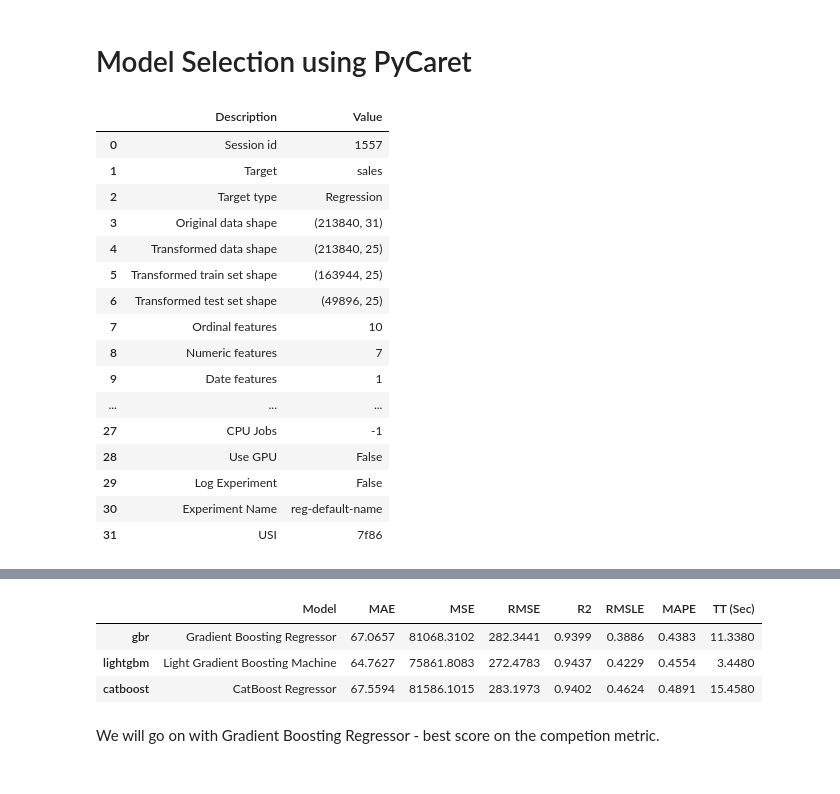
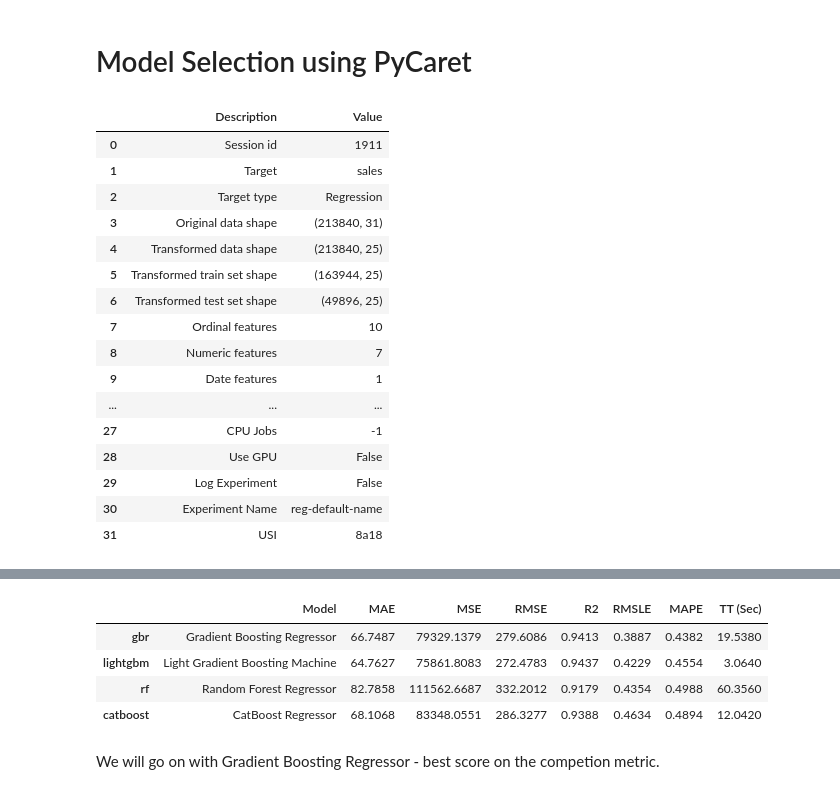
Before and after one commit to overthemoon0/Multiple-Time-Series-Store-sales-prediction-using-PyCaret, a Jupyter notebook: time-series-store-sales.ipynb, the cells around one changed output, grey strips where cells are left out. Saved outputs shown, nothing was run; the diff lists cells and outputs as text; code cells hidden in the pictures.

```diff
--- a/time-series-store-sales.ipynb
+++ b/time-series-store-sales.ipynb
@@ -708,43 +704,44 @@ s = setup(data = new_train, date_features = ['date'],
        'year', 'promotions_present'], normalize_method='minmax',
               remove_multicollinearity = True, multicollinearity_threshold = 0.9,
                 feature_selection = True ,n_features_to_select = 0.8,
-                feature_selection_method='univariate', # classic   univariate
+                feature_selection_method='univariate',
                 feature_selection_estimator = 'rf',
           test_data = validation,
           ordinal_features = {'day_of_week': [0, 1, 2, 3, 4, 5, 6], 'day': np.arange(0,32,1).tolist()},
           target = 'sales',
           #fold_strategy = 'timeseries' - shows worse on validation on this dataset
           numeric_features = [ 'dcoilwtico', 'trend_slope',
        'previous_month_sales', 'previous_quarter_sales', 'previous_year_sales',
         'transactions', 'onpromotion'],
               ignore_features = [
        ],
           fold = 5, fold_strategy = 'timeseries',
           transform_target = True)
-models = compare_models(sort='RMSLE', include = ['gbr', 'lightgbm', 'catboost'], turbo = True,verbose = True)
+models = compare_models(sort='RMSLE', include = ['gbr', 'lightgbm', 'catboost', 'rf'], turbo = True,verbose = True)
 # %% [output]
 |  | Description | Value |
-| 0 | Session id | 1557 |
+| 0 | Session id | 1911 |
 | 1 | Target | sales |
 | 2 | Target type | Regression |
 | 3 | Original data shape | (213840, 31) |
 | 4 | Transformed data shape | (213840, 25) |
 | 5 | Transformed train set shape | (163944, 25) |
 | 6 | Transformed test set shape | (49896, 25) |
 | 7 | Ordinal features | 10 |
 | 8 | Numeric features | 7 |
 | 9 | Date features | 1 |
 | ... | ... | ... |
 | 27 | CPU Jobs | -1 |
 | 28 | Use GPU | False |
 | 29 | Log Experiment | False |
 | 30 | Experiment Name | reg-default-name |
-| 31 | USI | 7f86 |
+| 31 | USI | 8a18 |
 [interactive output not drawn]
 |  | Model | MAE | MSE | RMSE | R2 | RMSLE | MAPE | TT (Sec) |
-| gbr | Gradient Boosting Regressor | 67.0657 | 81068.3102 | 282.3441 | 0.9399 | 0.3886 | 0.4383 | 11.3380 |
-| lightgbm | Light Gradient Boosting Machine | 64.7627 | 75861.8083 | 272.4783 | 0.9437 | 0.4229 | 0.4554 | 3.4480 |
-| catboost | CatBoost Regressor | 67.5594 | 81586.1015 | 283.1973 | 0.9402 | 0.4624 | 0.4891 | 15.4580 |
+| gbr | Gradient Boosting Regressor | 66.7487 | 79329.1379 | 279.6086 | 0.9413 | 0.3887 | 0.4382 | 19.5380 |
+| lightgbm | Light Gradient Boosting Machine | 64.7627 | 75861.8083 | 272.4783 | 0.9437 | 0.4229 | 0.4554 | 3.0640 |
+| rf | Random Forest Regressor | 82.7858 | 111562.6687 | 332.2012 | 0.9179 | 0.4354 | 0.4988 | 60.3560 |
+| catboost | CatBoost Regressor | 68.1068 | 83348.0551 | 286.3277 | 0.9388 | 0.4634 | 0.4894 | 12.0420 |
 # %% [markdown]
 
 We will go on with Gradient Boosting Regressor - best score on the competion metric.
```
Also changed, not shown: parts of 19 cells of this notebook.
